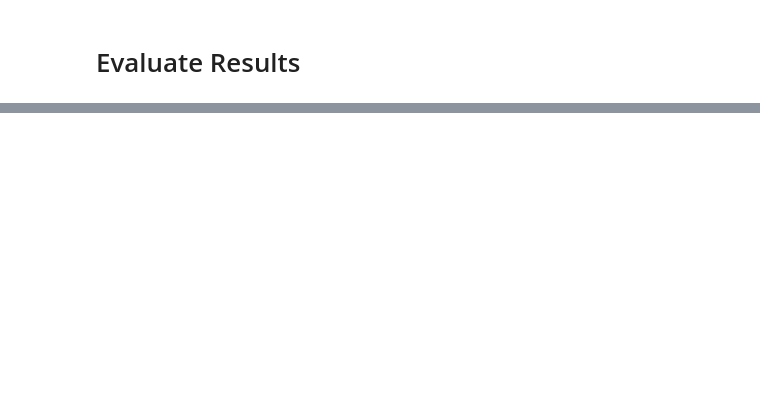
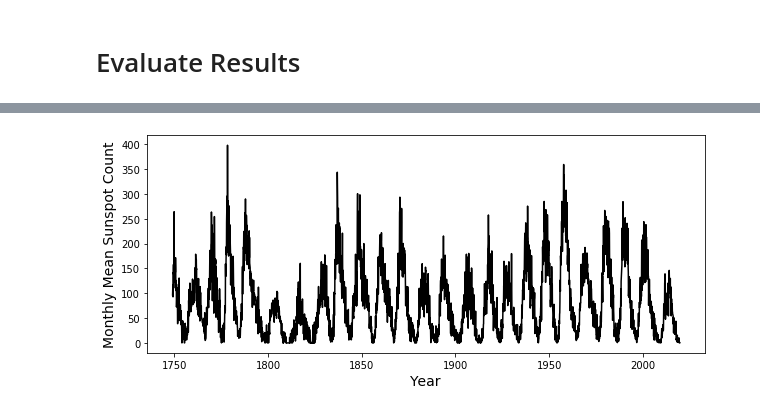
Before and after one commit to Seb-Good/mcmc_from_scratch, a Jupyter notebook: notebooks/mcmc_from_scratch.ipynb, the cells around one changed output, grey strips where cells are left out. Saved outputs shown, nothing was run; the diff lists cells and outputs as text; code cells hidden in the pictures; blank space fills up the shorter version.

```diff
--- a/notebooks/mcmc_from_scratch.ipynb
+++ b/notebooks/mcmc_from_scratch.ipynb
@@ -250,0 +212,9 @@ plt.hist(scipy.stats.norm(x[0], x[1]).logpdf(data), 35, edgecolor='k')
+# %%
+# Import CSV
+sp_data = pd.read_csv(
+    r'.\..\data\SN_m_tot_v2.0.csv', delimiter=';',
+    names=['year', 'month', 'date', 'mean', 'std', 'count', 'marker']
+)
+
+# View DataFrame
+sp_data.head()
@@ -250,0 +228,11 @@ plt.hist(scipy.stats.norm(x[0], x[1]).logpdf(data), 35, edgecolor='k')
+# %%
+# Plot Observations
+fig = plt.figure(figsize=(10, 4))
+ax = fig.add_subplot(1, 1, 1)
+ax.plot(sp_data['date'], sp_data['mean'], '-k')
+ax.set_xlabel('Year', fontsize=14)
+ax.set_ylabel('Monthly Mean Sunspot Count', fontsize=14)
+
+plt.show()
+# %% [output]
+[figure, added]
```
Also changed, not shown: parts of 29 cells of this notebook, 2 other files.
